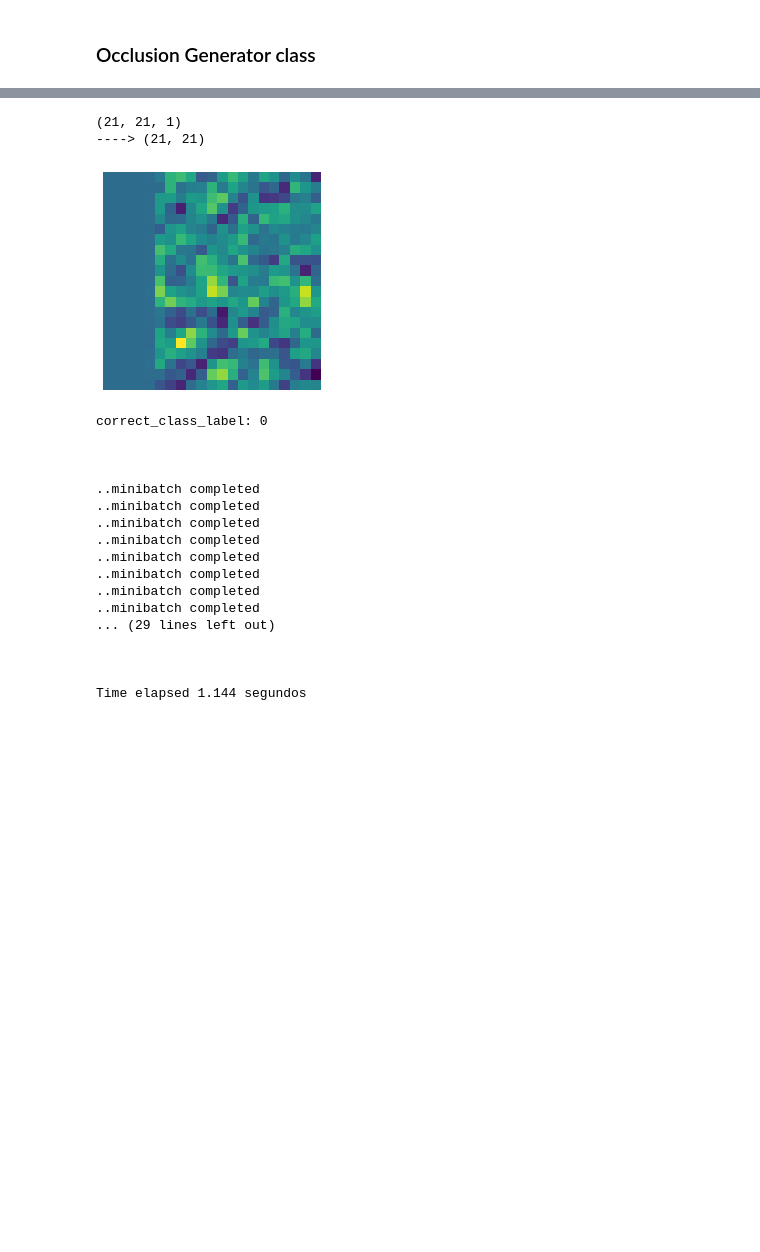
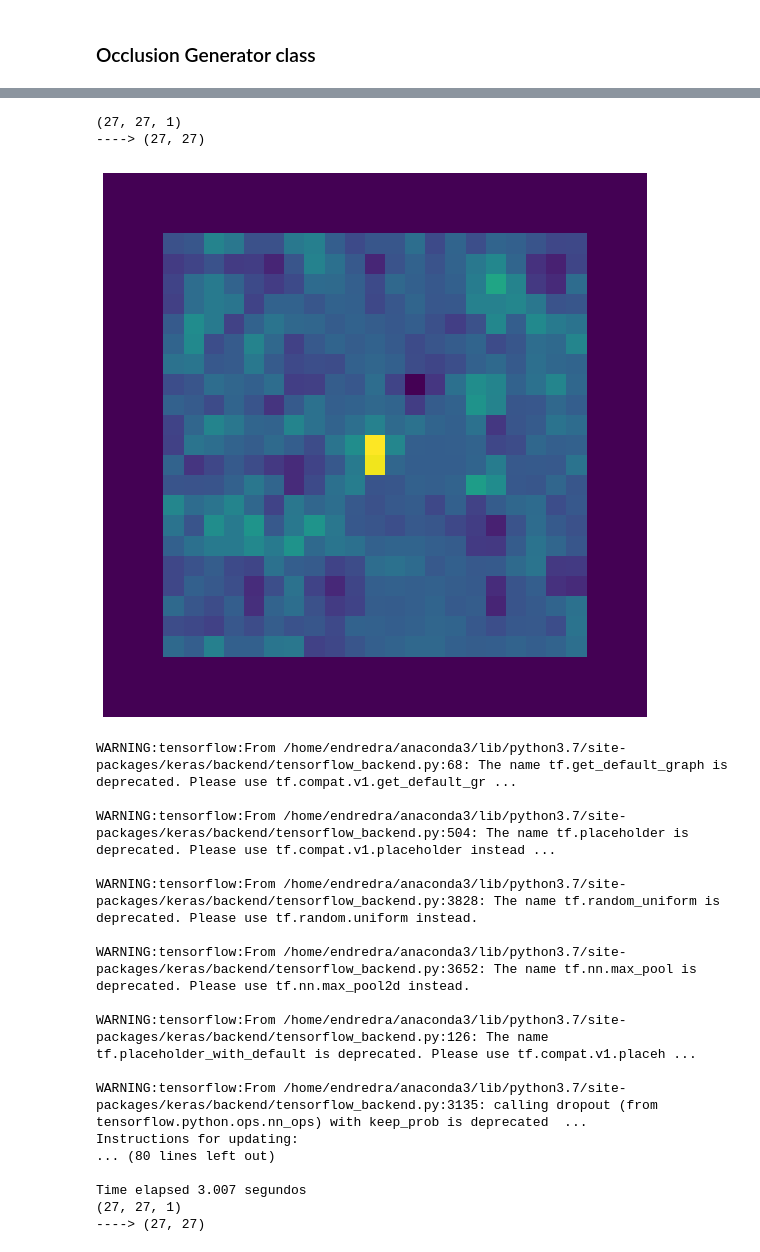
Before and after one commit to AndreTeixeira1998/EL4106-1oProyecto, a Jupyter notebook: Occlusion_map.ipynb, the cells around one changed output, grey strips where cells are left out. Drawn from its saved outputs; the diff is of its cells as text; code cells hidden in the pictures; blank space fills up the shorter version.

Commit message:
added loop to save

```diff
--- a/Occlusion_map.ipynb
+++ b/Occlusion_map.ipynb
@@ -40,3 +40,7 @@ L=example_dict['labels'].shape[0] #numero total de imagenes
 # %% [output]
 Dimension of labels: N= 100000
 Dimension of images: (100000, 21, 21, 4)
+# %%
+x_all=example_dict['images']
+x_all_padded=np.pad(x_all, ((0,0),(3,3), (3,3), (0, 0)), 'constant')
+print(x_all_padded.shape)
@@ -43,8 +49,9 @@ Dimension of images: (100000, 21, 21, 4)
 # %%
-percentage_train=1   #how much do you want to train?
+percentage_train=0.9   #how much do you want to use?
 
 percentage= int(percentage_train*L)
-xx = example_dict['images'][:, :, :, tipo]
+xx_= x_all[:, :, :, tipo] #
+xx = x_all_padded[:, :, :, tipo]
 yy= example_dict['labels']
 print('Dimension of images to train:',xx[:percentage].shape)
 print('Dimension of images to test:',xx[percentage:].shape)
@@ -54,9 +61,10 @@ print('Number of images to test: ',yy[percentage:].shape[0])
 #database to train
 x_train=xx[:percentage]
 y_train=yy[:percentage]
+x_train_=xx_[:percentage]#
 
 #database to test
-x_test=xx[percentage:]
+x_test=xx_[percentage:]
 y_test=yy[percentage:]
 
 #input shape para las redes convolucionales
@@ -176,7 +184,7 @@ class OcclusionGenerator(object):
 
 def preprocessar(ximg):
     #image of (21,21)
-    x = np.zeros((21, 21))
+    x = np.zeros((ximg.shape[0], ximg.shape[1]))
     print(ximg.shape)
     rimg= np.stack((ximg,)*3, axis=-1)
     x[:,:]= ximg[:,:]
@@ -278,7 +286,7 @@ def gen_heatmap(fileloc, label, boxsize, step, verbose=True, savetodisk=False, b
             for i in range(x.shape[0]):
                 score = op[i][correct_class_index]
                 r,c = locations[i]
-                scoremap = np.zeros((21,21))
+                scoremap = np.zeros((27,27))
                 scoremap[r : r+occ.boxsize, c : c+occ.boxsize] = score
                 heatmap.append(scoremap)
 
@@ -297,34 +305,43 @@ def gen_heatmap(fileloc, label, boxsize, step, verbose=True, savetodisk=False, b
     return heatmap, correct_class_index, correct_class_label
 # %%
 # run the program on image
-index_=8
-t_i = time.time()
+index_=0
+to_save=[]
+for index_ in range(5):
+    t_i = time.time()
 
 
-heatmapList, index, label = gen_heatmap(r_x_train, y_train ,  3, 1, True, False, batch=10, index=index_)
-processed   = post_process(heatmapList)
-processed = normalize(processed)
+    heatmapList, index, label = gen_heatmap(r_x_train, y_train ,  3, 1, True, False, batch=10, index=index_)
+    processed   = post_process(heatmapList)
+    processed = normalize(processed)
+    processed = processed[3:24, 3:24]
 
-#print("Time elapsed %.2f minutes" % ((time.time()-t_i)/60.0))
-print("\n\n\nTime elapsed %.3f segundos" % (time.time()-t_i))
+    #print("Time elapsed %.2f minutes" % ((time.time()-t_i)/60.0))
+    print("\n\n\nTime elapsed %.3f segundos" % (time.time()-t_i))
+
+    dict_set={"image":processed, "label":y_train[index_]}
+    to_save.append(dict_set)
+f = open("OCmaps.pkl", 'wb')
+pickle.dump(to_save, f)
+f.close()
 # %% [output]
-(21, 21, 1)
-----> (21, 21)
+(27, 27, 1)
+----> (27, 27)
-[figure, old version]
+[figure, new version]
-correct_class_label: 0
+WARNING:tensorflow:From /home/endredra/anaconda3/lib/python3.7/site-packages/keras/backend/tensorflow_backend.py:68: The name tf.get_default_graph is deprecated. Please use tf.compat.v1.get_default_gr ...
 
+WARNING:tensorflow:From /home/endredra/anaconda3/lib/python3.7/site-packages/keras/backend/tensorflow_backend.py:504: The name tf.placeholder is deprecated. Please use tf.compat.v1.placeholder instead ...
 
+WARNING:tensorflow:From /home/endredra/anaconda3/lib/python3.7/site-packages/keras/backend/tensorflow_backend.py:3828: The name tf.random_uniform is deprecated. Please use tf.random.uniform instead.
 
-..minibatch completed
-..minibatch completed
-..minibatch completed
-..minibatch completed
-..minibatch completed
-..minibatch completed
-..minibatch completed
-..minibatch completed
-... (29 lines left out)
+WARNING:tensorflow:From /home/endredra/anaconda3/lib/python3.7/site-packages/keras/backend/tensorflow_backend.py:3652: The name tf.nn.max_pool is deprecated. Please use tf.nn.max_pool2d instead.
 
+WARNING:tensorflow:From /home/endredra/anaconda3/lib/python3.7/site-packages/keras/backend/tensorflow_backend.py:126: The name tf.placeholder_with_default is deprecated. Please use tf.compat.v1.placeh ...
 
+WARNING:tensorflow:From /home/endredra/anaconda3/lib/python3.7/site-packages/keras/backend/tensorflow_backend.py:3135: calling dropout (from tensorflow.python.ops.nn_ops) with keep_prob is deprecated  ...
+Instructions for updating:
+... (80 lines left out)
 
-Time elapsed 1.144 segundos
+Time elapsed 3.007 segundos
+(27, 27, 1)
+----> (27, 27)
```
Also changed, not shown: parts of 8 cells of this notebook, 2 other files.
